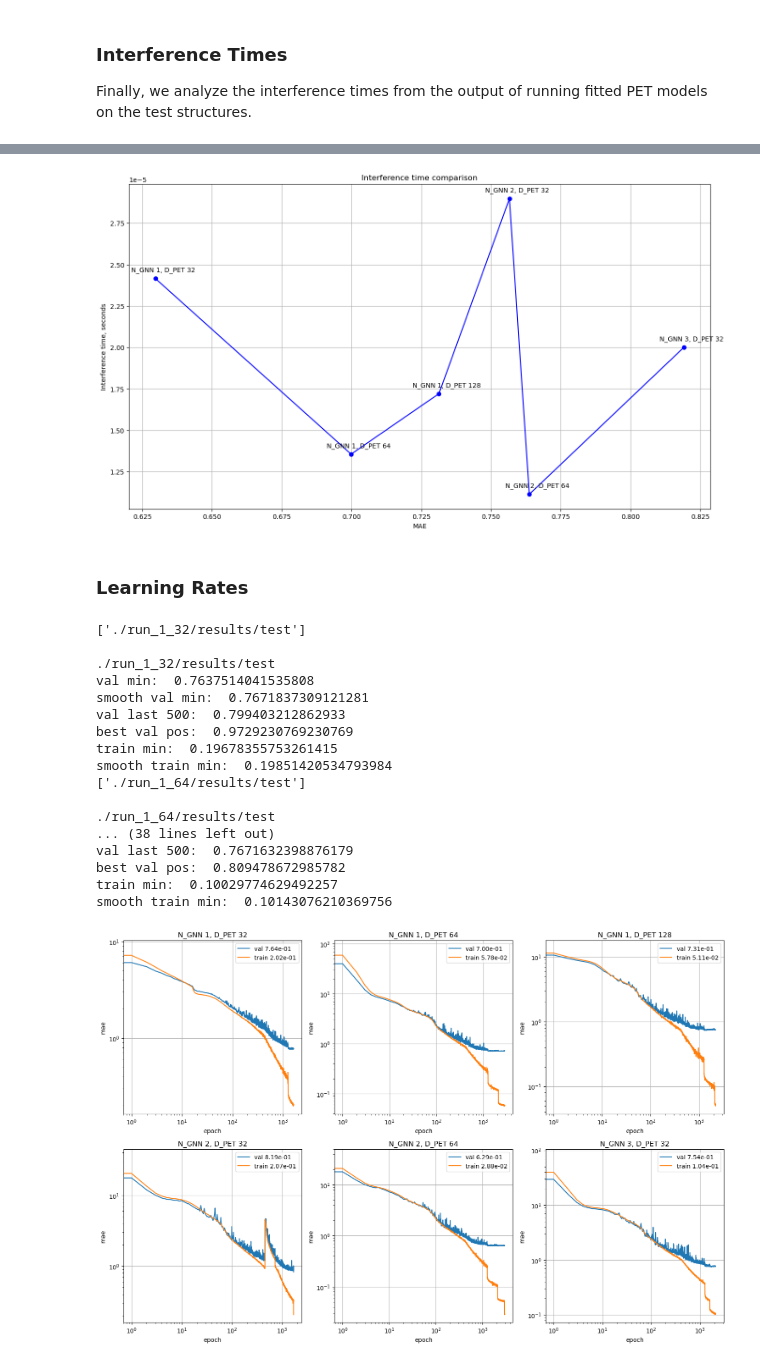
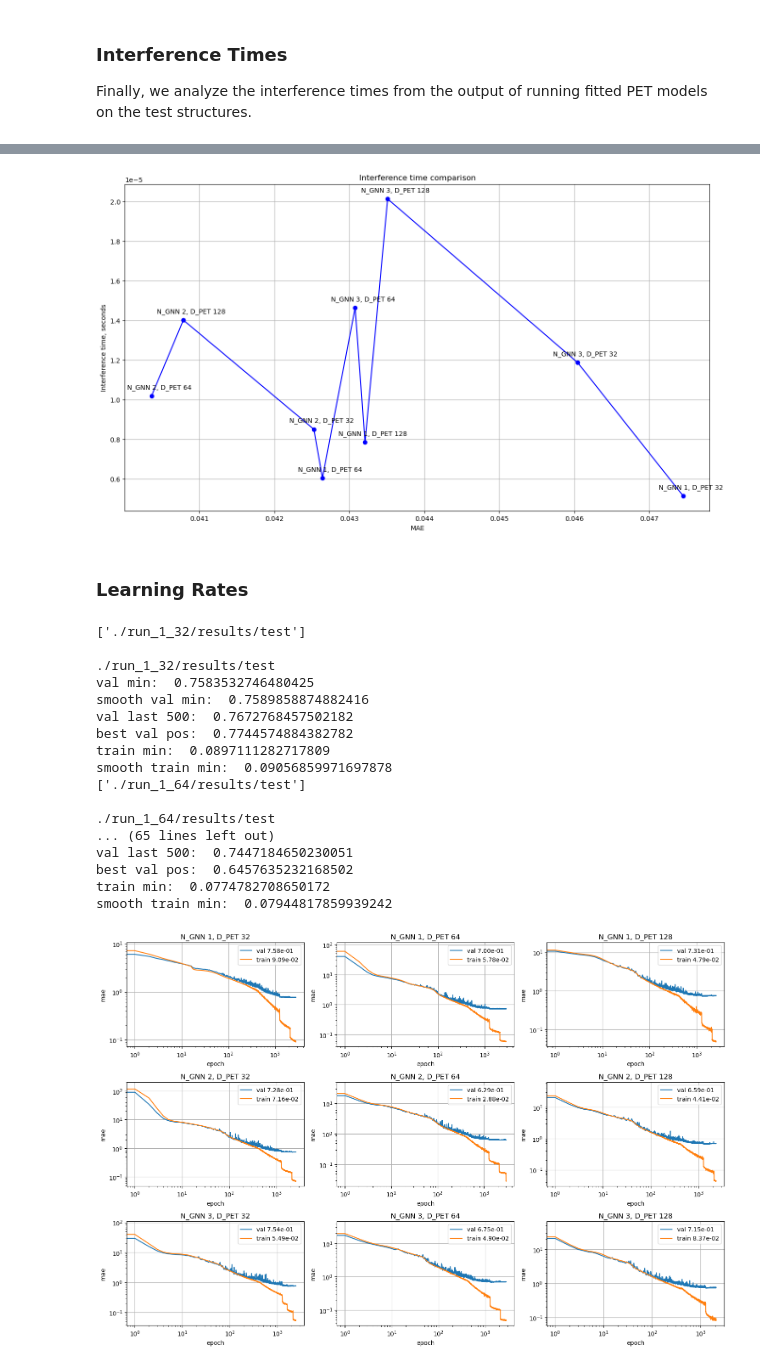
Before and after one commit to tulga-rdn/pet, a Jupyter notebook: plot_mae_nggn.ipynb, the cells around one changed output, grey strips where cells are left out. Saved outputs shown, nothing was run; the diff lists cells and outputs as text; code cells hidden in the pictures.

Commit message:
Update plot

```diff
--- a/plot_mae_nggn.ipynb
+++ b/plot_mae_nggn.ipynb
@@ -155,19 +136,24 @@ plot(
 
 Finally, we analyze the interference times from the output of running fitted PET models on the test structures.
 # %%
-FOLDERS = ["run_1_32", "run_1_64", "run_1_128", "run_2_32", "run_2_64", "run_3_32"]
+FOLDERS = ["run_1_32", "run_1_64", "run_1_128", "run_2_32", "run_2_64", "run_2_128", "run_3_32", "run_3_64", "run_3_128"]
 KEYS = [
     "N_GNN 1, D_PET 32",
     "N_GNN 1, D_PET 64",
     "N_GNN 1, D_PET 128",
     "N_GNN 2, D_PET 32",
     "N_GNN 2, D_PET 64",
+    "N_GNN 2, D_PET 128",
     "N_GNN 3, D_PET 32",
+    "N_GNN 3, D_PET 64",
+    "N_GNN 3, D_PET 128",
 ]
 
-target_phrase = "approximate time per atom "
+target_phrase_time = "approximate time per atom "
+target_phrase_mae = "energies mae"
 
 interference_times = {}
+maes = {}
 
 for index, folder in enumerate(FOLDERS):
     test_file_path = os.path.join(folder, "test.txt")
@@ -178,5 +164,8 @@ for index, folder in enumerate(FOLDERS):
 
     with open(test_file_path, "r") as file:
         for line in file:
-            if target_phrase in line:
+            if target_phrase_mae in line:
+                maes[KEYS[index]] = float(line.split()[-1].strip())
+
+            if target_phrase_time in line:
                 interference_times[KEYS[index]] = float(line.split()[-2].strip())
@@ -198,6 +179,4 @@ paired_values.sort()
 # %%
-x_values_sorted, y_values_sorted = zip(*paired_values)
-
 plt.figure(figsize=(16, 9))
 plt.title("Interference time comparison")
 plt.ylabel("Interference time, seconds")
@@ -206,7 +185,7 @@ plt.plot(x_values_sorted, y_values_sorted, "bo-")
 
 for index, (x, y) in enumerate(zip(list(x_values_sorted), list(y_values_sorted))):
     plt.annotate(
-        f"{KEYS[index]}",
+        f"{sorted_keys[index]}",
         (x, y),
         textcoords="offset points",
         xytext=(12, 10),
@@ -216,7 +195,7 @@ for index, (x, y) in enumerate(zip(list(x_values_sorted), list(y_values_sorted))
 plt.grid(True)
 plt.show()
 # %% [output]
-[figure, old version]
+[figure, new version]
 # %% [markdown]
 ### Learning Rates
 # %%
@@ -284,48 +263,51 @@ def present(ax, files, key, energy_key="energy"):
     ax.legend()
     ax.grid(True)
 # %%
-FOLDERS = ["run_1_32", "run_1_64", "run_1_128", "run_2_32", "run_2_64", "run_3_32"]
+FOLDERS = ["run_1_32", "run_1_64", "run_1_128", "run_2_32", "run_2_64", "run_2_128", "run_3_32", "run_3_64", "run_3_128"]
 KEYS = [
     "N_GNN 1, D_PET 32",
     "N_GNN 1, D_PET 64",
     "N_GNN 1, D_PET 128",
     "N_GNN 2, D_PET 32",
     "N_GNN 2, D_PET 64",
+    "N_GNN 2, D_PET 128",
     "N_GNN 3, D_PET 32",
+    "N_GNN 3, D_PET 64",
+    "N_GNN 3, D_PET 128",
 ]
 
-fig, axes = plt.subplots(2, 3, figsize=(15, 10))
+fig, axes = plt.subplots(3, 3, figsize=(15, 10))
 axes = axes.flatten()
 
 for ax, folder, key in zip(axes, FOLDERS, KEYS):
     FOLDER_PATH = f"./{folder}/results/"
 
     files = os.listdir(FOLDER_PATH)
 
     files = [FOLDER_PATH + file for file in files if not file.startswith(".")]
     files = [file for file in files if "continuation" not in file]
     print(files)
 
     present(ax, files, key, energy_key="energies per structure")
 
 plt.tight_layout()
 plt.show()
 # %% [output]
 ['./run_1_32/results/test']
 
 ./run_1_32/results/test
-val min:  0.7637514041535808
-smooth val min:  0.7671837309121281
-val last 500:  0.799403212862933
-best val pos:  0.9729230769230769
-train min:  0.19678355753261415
-smooth train min:  0.19851420534793984
+val min:  0.7583532746480425
+smooth val min:  0.7589858874882416
+val last 500:  0.7672768457502182
+best val pos:  0.7744574884382782
+train min:  0.0897111282717809
+smooth train min:  0.09056859971697878
 ['./run_1_64/results/test']
 
 ./run_1_64/results/test
-... (38 lines left out)
-val last 500:  0.7671632398876179
-best val pos:  0.809478672985782
-train min:  0.10029774629492257
-smooth train min:  0.10143076210369756
+... (65 lines left out)
+val last 500:  0.7447184650230051
+best val pos:  0.6457635232168502
+train min:  0.0774782708650172
+smooth train min:  0.07944817859939242
-[figure, old version]
+[figure, new version]
```
Also changed, not shown: parts of 15 cells of this notebook.
